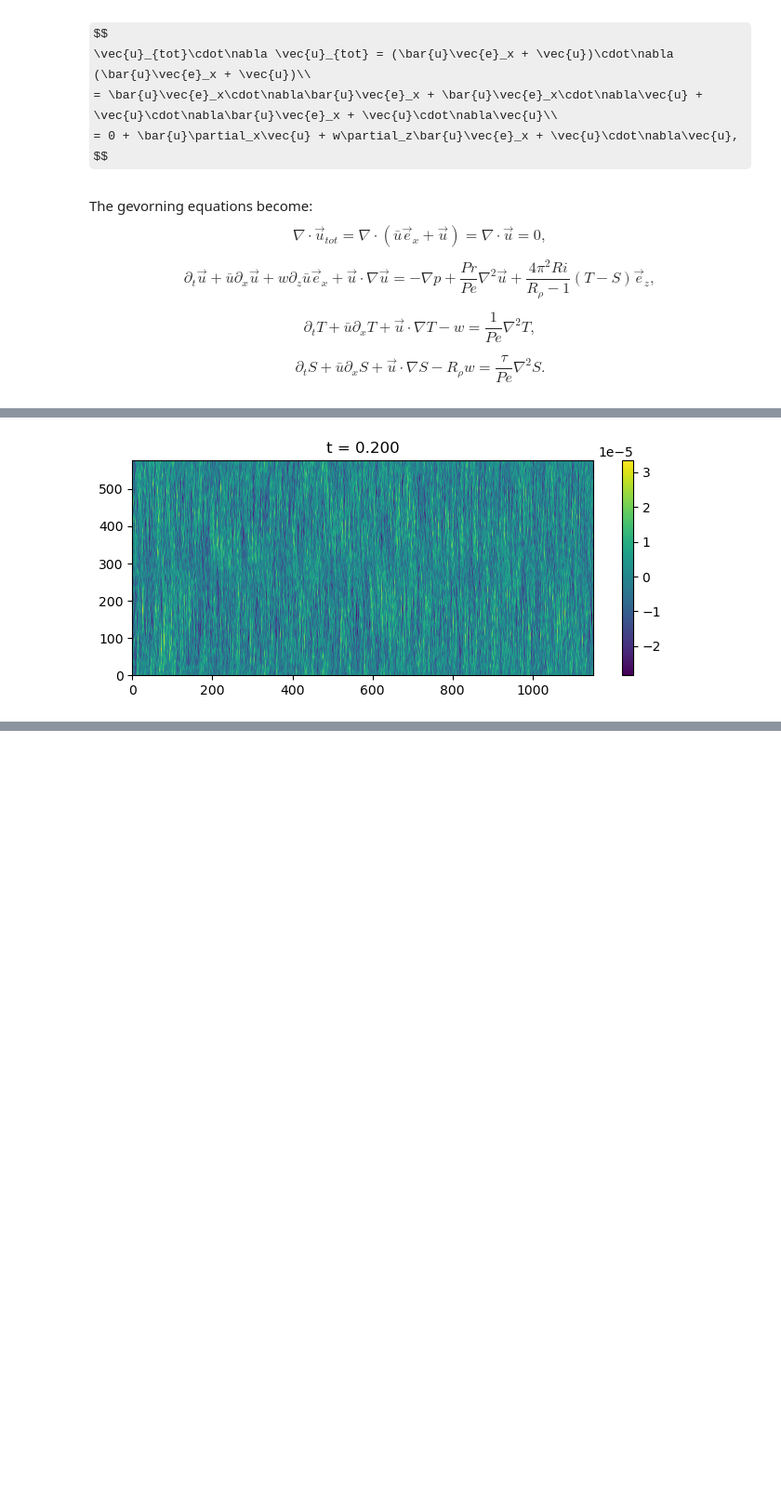
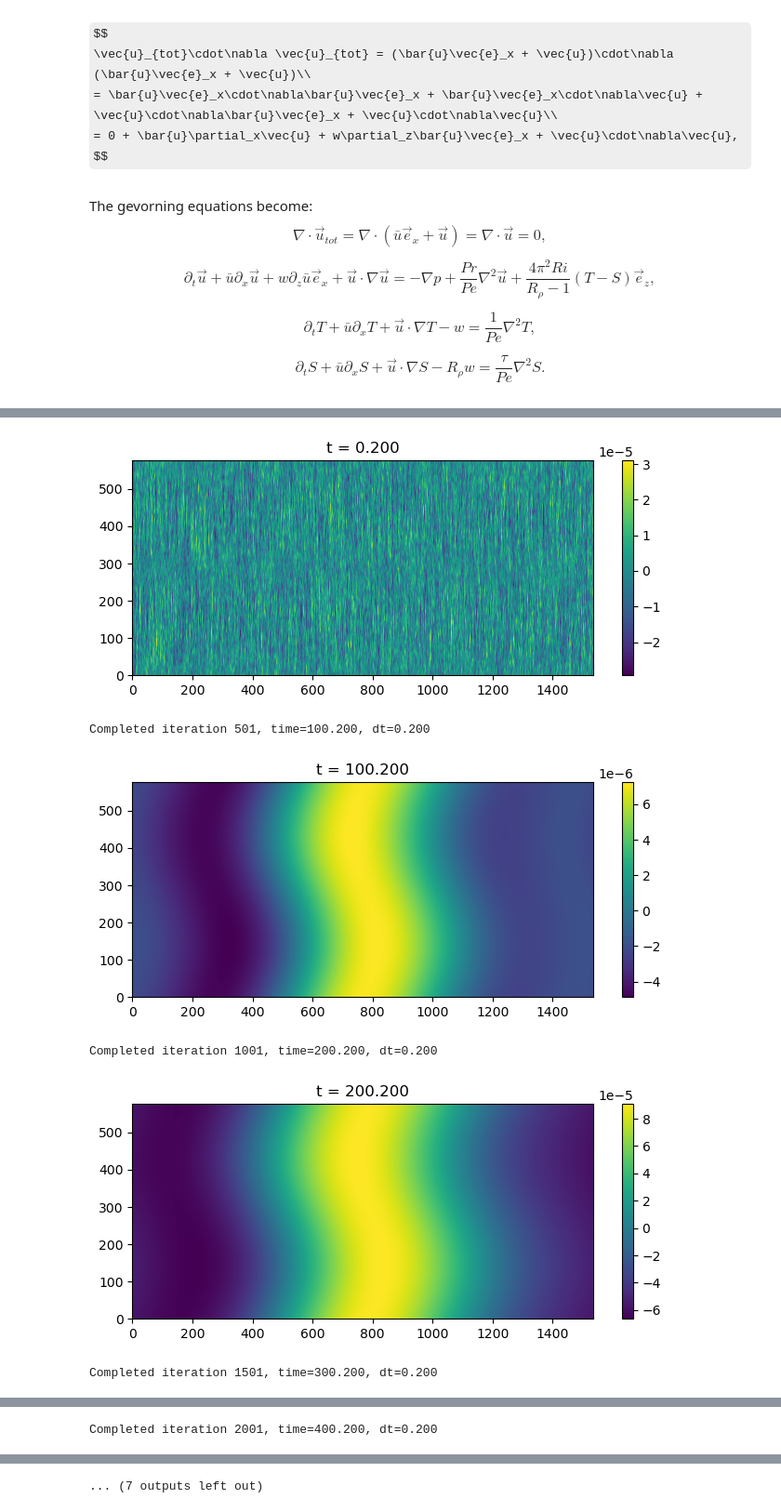
Before and after one commit to ducnguyen-uconn/Thermohaline-Shear_Instability, a Jupyter notebook: reproduce_refs/simulation/2dtest.ipynb, the cells around one changed output, grey strips where cells are left out. Shown at 93% size. Drawn from its saved outputs; the diff is of its cells as text; code cells hidden in the pictures; some formulas as TeX source; blank space fills up the shorter version.

```diff
--- a/reproduce_refs/simulation/2dtest.ipynb
+++ b/reproduce_refs/simulation/2dtest.ipynb
@@ -66,7 +66,7 @@ Rp, Ri, Pe, tau = 2., 10., 1e2, 0.01 # figure 4
 Pr = 10.  # Prandtl number
 
 Lx, Lz = 64., 1.
-Nx, Nz = 768, 384
+Nx, Nz = 1024, 384
 # Nx, Nz = 384, 192
 # Nx, Nz = 768, 384
 
@@ -81,7 +81,8 @@ p = dist.Field(name='p', bases=(xbasis,zbasis)) # pressure
 u = dist.VectorField(coords, name='u', bases=(xbasis,zbasis)) # velocity
 sa = dist.Field(name='sa', bases=(xbasis,zbasis)) # salinity
 te = dist.Field(name='te', bases=(xbasis,zbasis)) # temperature
-baru = dist.Field(bases=(xbasis,zbasis))
+baru = dist.Field(bases=(zbasis))
+
 # Substitutions
 x, z = dist.local_grids(xbasis, zbasis) # get coordinate arrays in horizontal and vertical directions
 ex, ez = coords.unit_vector_fields(dist) # get unit vectors in horizontal and vertical directions
@@ -107,8 +108,8 @@ dz = lambda A: d3.Differentiate(A, coords['z'])
 
 
 baru['g'] = np.sin(2.*pi*z)
-
-# baru = np.sin(2*pi*z)
+# mat = np.copy(baru['g'])
+# print(mat)
 
 # Problem
 problem = d3.IVP([p, tau_p, u, te, sa], namespace=locals())
@@ -179,3 +191,8 @@ while solver.proceed:
 Starting main loop
 Completed iteration 1, time=0.200, dt=0.200
-[figure, old version]
+[figure, new version]
+Completed iteration 501, time=100.200, dt=0.200
+[figure, added]
+Completed iteration 1001, time=200.200, dt=0.200
+[figure, added]
+Completed iteration 1501, time=300.200, dt=0.200
@@ -181,0 +200 @@ Completed iteration 1, time=0.200, dt=0.200
+Completed iteration 2001, time=400.200, dt=0.200
@@ -181,0 +220 @@ Completed iteration 1, time=0.200, dt=0.200
+... (7 outputs left out)
```
Also changed, not shown: parts of 1 cell of this notebook, 6 other files.
